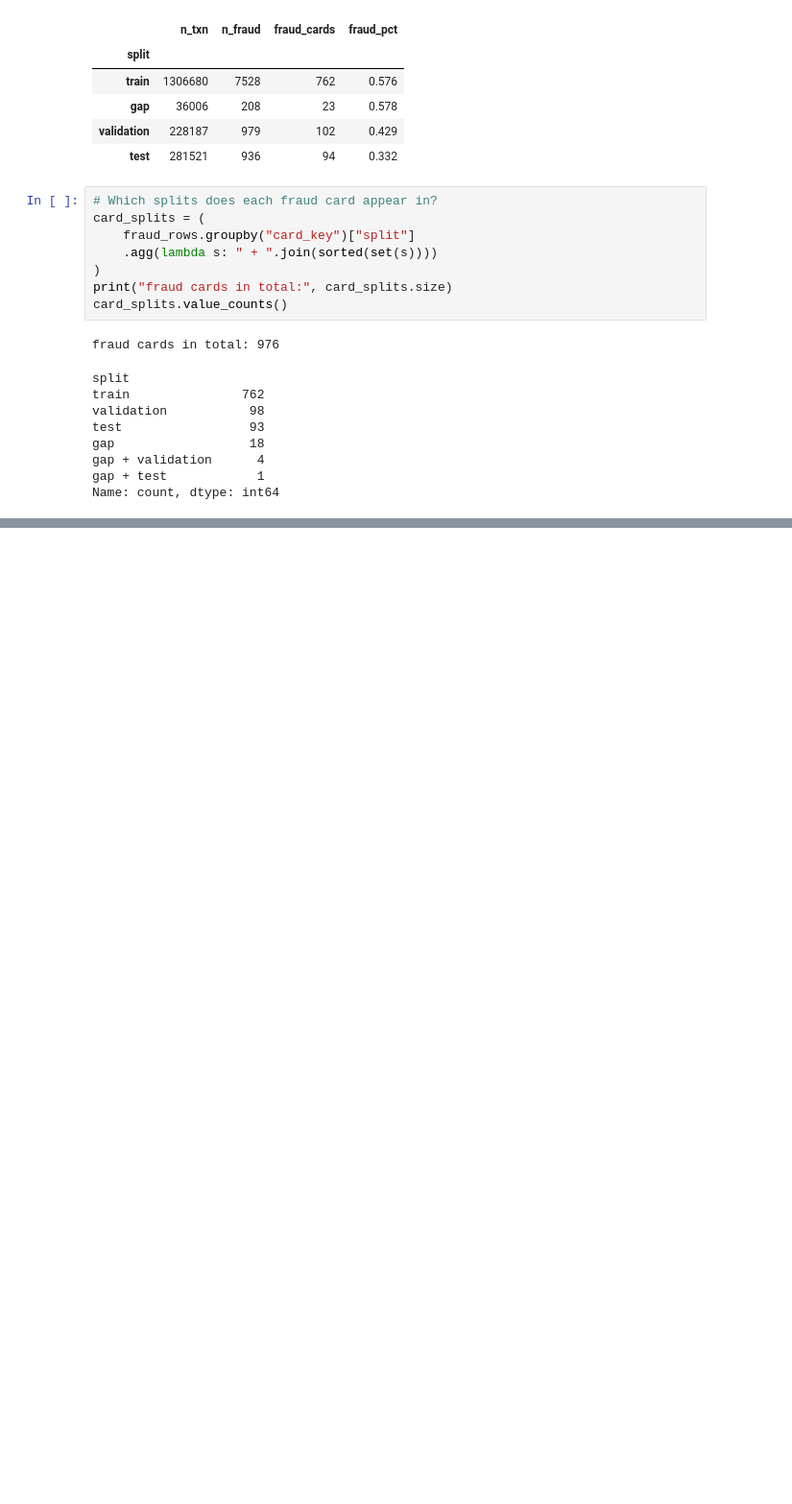
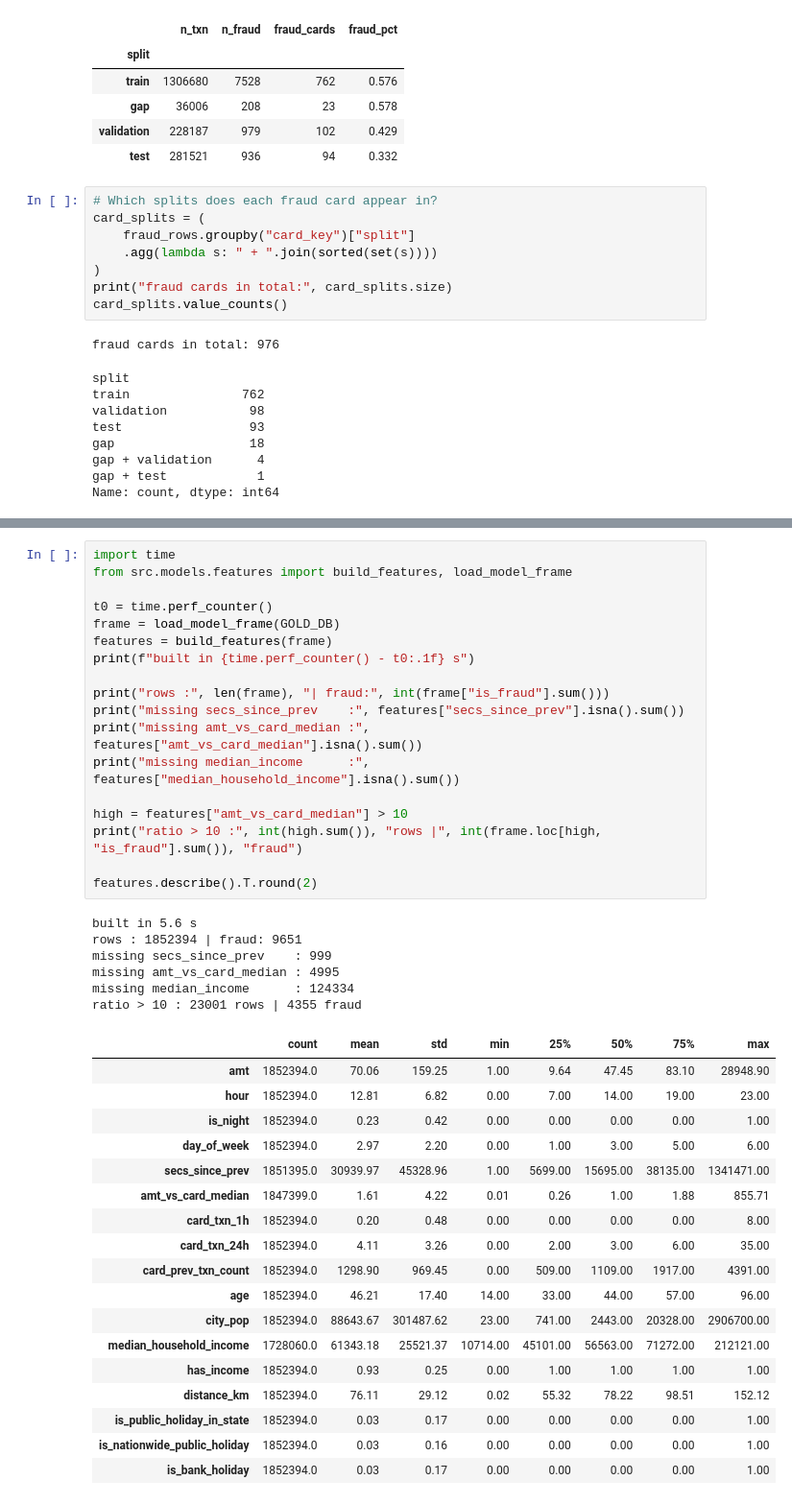
Before and after one commit to mahsafallahi/fraud-intelligence-platform, a Jupyter notebook: notebooks/04_modelling.ipynb, the cells around one changed output, grey strips where cells are left out. Shown at 96% size. Drawn from its saved outputs; the diff is of its cells as text; blank space fills up the shorter version.

Commit message:
Add past-only feature builder with leakage test, reconciled with Phase 3

```diff
--- a/notebooks/04_modelling.ipynb
+++ b/notebooks/04_modelling.ipynb
@@ -112,0 +133,43 @@ Name: count, dtype: int64
+# %%
+import time
+from src.models.features import build_features, load_model_frame
+
+t0 = time.perf_counter()
+frame = load_model_frame(GOLD_DB)
+features = build_features(frame)
+print(f"built in {time.perf_counter() - t0:.1f} s")
+
+print("rows :", len(frame), "| fraud:", int(frame["is_fraud"].sum()))
+print("missing secs_since_prev    :", features["secs_since_prev"].isna().sum())
+print("missing amt_vs_card_median :", features["amt_vs_card_median"].isna().sum())
+print("missing median_income      :", features["median_household_income"].isna().sum())
+
+high = features["amt_vs_card_median"] > 10
+print("ratio > 10 :", int(high.sum()), "rows |", int(frame.loc[high, "is_fraud"].sum()), "fraud")
+
+features.describe().T.round(2)
+# %% [output]
+built in 5.6 s
+rows : 1852394 | fraud: 9651
+missing secs_since_prev    : 999
+missing amt_vs_card_median : 4995
+missing median_income      : 124334
+ratio > 10 : 23001 rows | 4355 fraud
+|  | count | mean | std | min | 25% | 50% | 75% | max |
+| amt | 1852394.0 | 70.06 | 159.25 | 1.00 | 9.64 | 47.45 | 83.10 | 28948.90 |
+| hour | 1852394.0 | 12.81 | 6.82 | 0.00 | 7.00 | 14.00 | 19.00 | 23.00 |
+| is_night | 1852394.0 | 0.23 | 0.42 | 0.00 | 0.00 | 0.00 | 0.00 | 1.00 |
+| day_of_week | 1852394.0 | 2.97 | 2.20 | 0.00 | 1.00 | 3.00 | 5.00 | 6.00 |
+| secs_since_prev | 1851395.0 | 30939.97 | 45328.96 | 1.00 | 5699.00 | 15695.00 | 38135.00 | 1341471.00 |
+| amt_vs_card_median | 1847399.0 | 1.61 | 4.22 | 0.01 | 0.26 | 1.00 | 1.88 | 855.71 |
+| card_txn_1h | 1852394.0 | 0.20 | 0.48 | 0.00 | 0.00 | 0.00 | 0.00 | 8.00 |
+| card_txn_24h | 1852394.0 | 4.11 | 3.26 | 0.00 | 2.00 | 3.00 | 6.00 | 35.00 |
+| card_prev_txn_count | 1852394.0 | 1298.90 | 969.45 | 0.00 | 509.00 | 1109.00 | 1917.00 | 4391.00 |
+| age | 1852394.0 | 46.21 | 17.40 | 14.00 | 33.00 | 44.00 | 57.00 | 96.00 |
+| city_pop | 1852394.0 | 88643.67 | 301487.62 | 23.00 | 741.00 | 2443.00 | 20328.00 | 2906700.00 |
+| median_household_income | 1728060.0 | 61343.18 | 25521.37 | 10714.00 | 45101.00 | 56563.00 | 71272.00 | 212121.00 |
+| has_income | 1852394.0 | 0.93 | 0.25 | 0.00 | 1.00 | 1.00 | 1.00 | 1.00 |
+| distance_km | 1852394.0 | 76.11 | 29.12 | 0.02 | 55.32 | 78.22 | 98.51 | 152.12 |
+| is_public_holiday_in_state | 1852394.0 | 0.03 | 0.17 | 0.00 | 0.00 | 0.00 | 0.00 | 1.00 |
+| is_nationwide_public_holiday | 1852394.0 | 0.03 | 0.16 | 0.00 | 0.00 | 0.00 | 0.00 | 1.00 |
+| is_bank_holiday | 1852394.0 | 0.03 | 0.17 | 0.00 | 0.00 | 0.00 | 0.00 | 1.00 |
```
Also changed, not shown: parts of 2 cells of this notebook, 2 other files.
